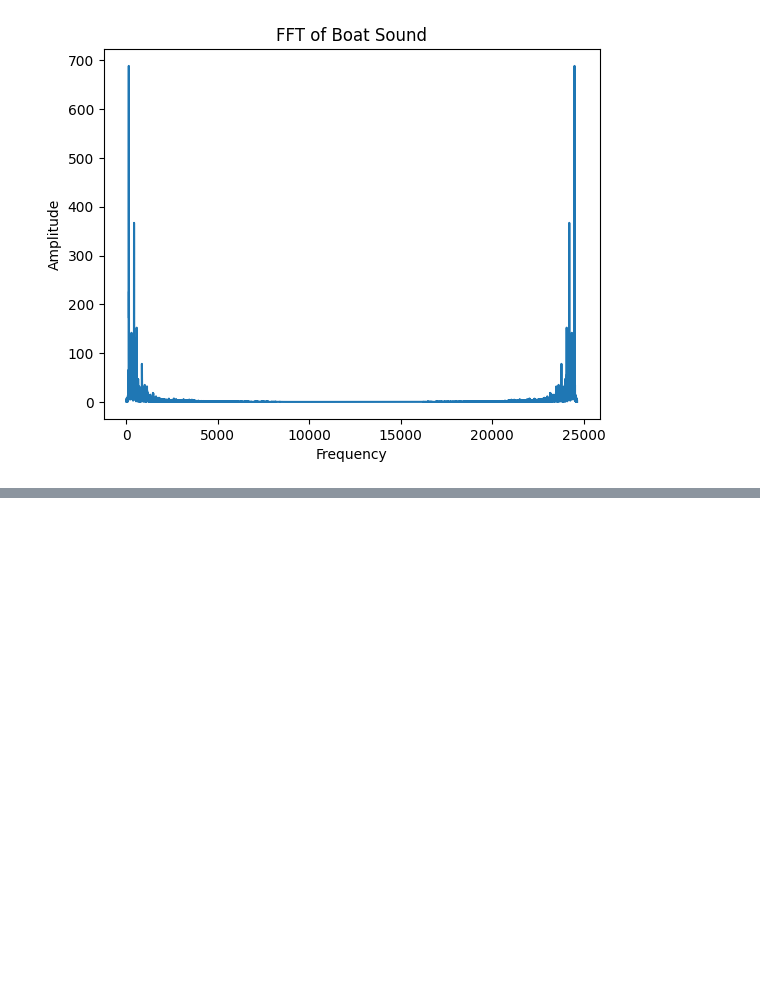
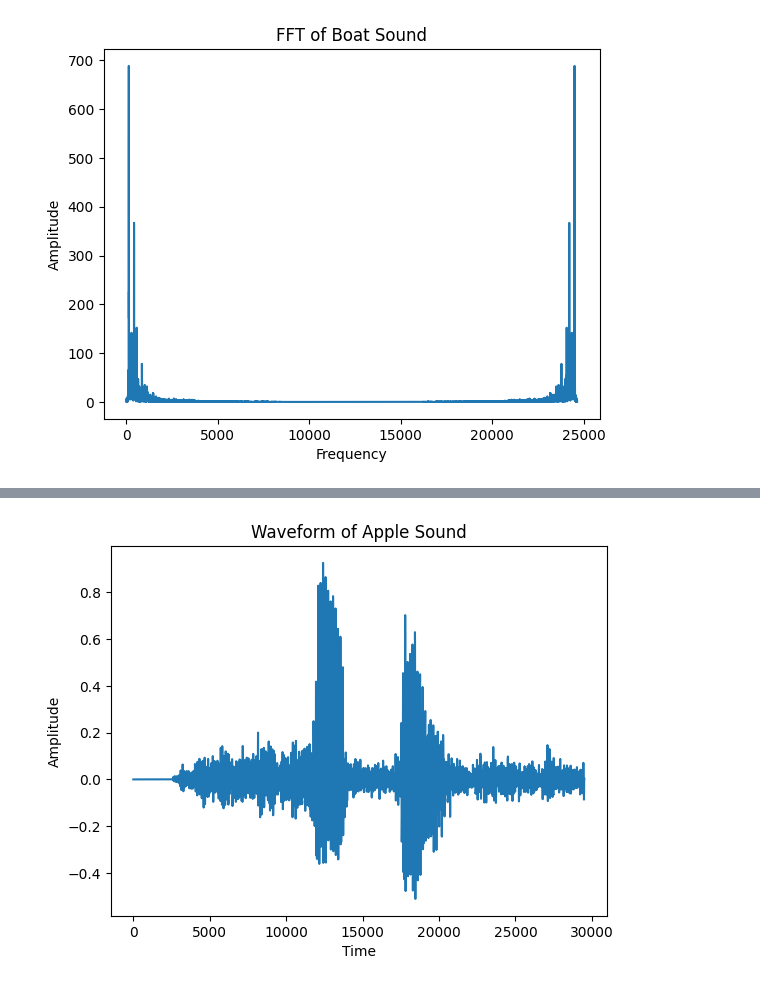
Before and after one commit to vishwashdark/Speech-Processing, a Jupyter notebook: Lab6.ipynb, the cells around one changed output, grey strips where cells are left out. Saved outputs shown, nothing was run; the diff lists cells and outputs as text; code cells hidden in the pictures; blank space fills up the shorter version.

```diff
--- a/Lab6.ipynb
+++ b/Lab6.ipynb
@@ -55,0 +62,4 @@ plotfft(y3,"Boat")
+# %%
+plotwaveform(y4,"Apple")
+# %% [output]
+[figure, added]
```
Also changed, not shown: parts of 12 cells of this notebook, 2 other files.
